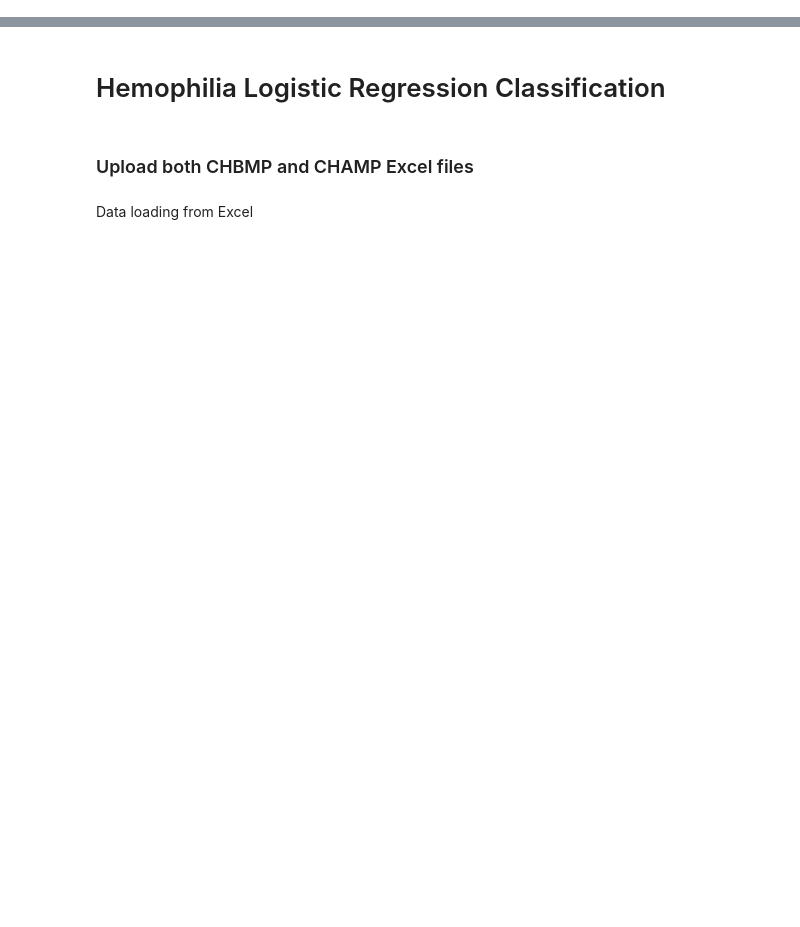
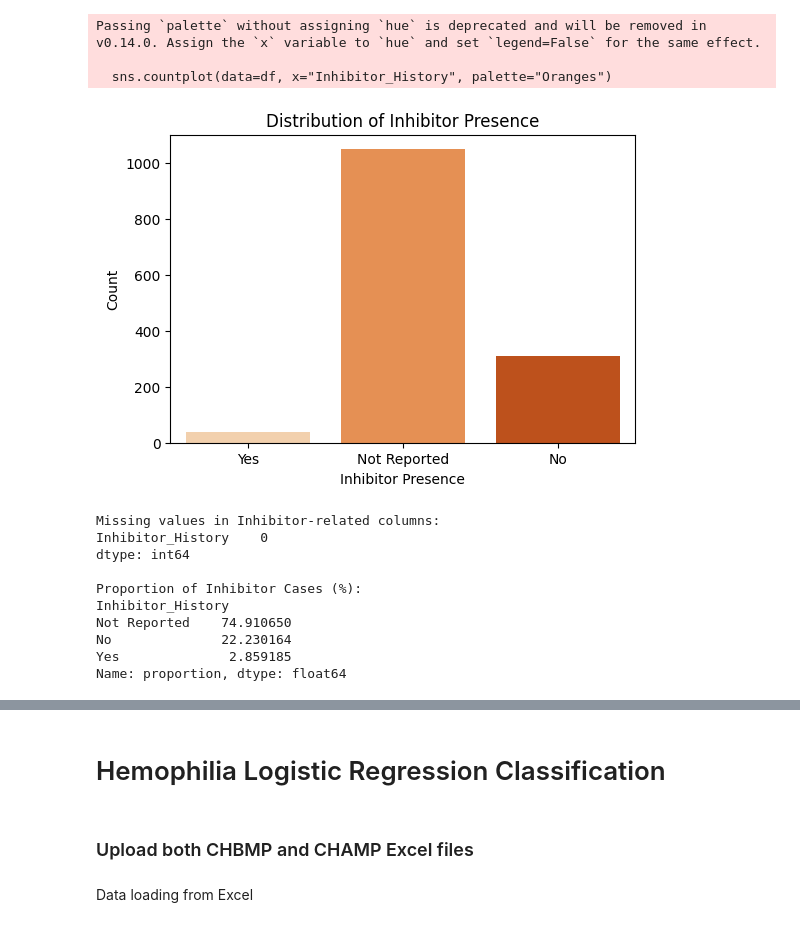
Before and after one commit to kathisw/hemophilia, a Jupyter notebook: Hemophilia_Logistic_Regression_ipynb.ipynb, the cells around one changed output, grey strips where cells are left out. Cells and saved outputs as stored; diff of their text form; code cells hidden in the pictures; blank space fills up the shorter version.

```diff
--- a/Hemophilia_Logistic_Regression_ipynb.ipynb
+++ b/Hemophilia_Logistic_Regression_ipynb.ipynb
@@ -2,0 +47,2 @@
+# %%
+df["Severity"] = df.apply(classify_severity, axis=1) # Change df_chbmp to df
@@ -2,0 +83,18 @@
+# %%
+print("Unique values in Inhibitor History Column:\n", df["History of Inhibitor"].unique())
+
+
+print("\nMissing values in Inhibitor History Column:", df["History of Inhibitor"].isnull().sum())
+
+
+df = df.dropna(subset=["History of Inhibitor"])
+
+
+print("\nInhibitor Presence Distribution:")
+print(df["History of Inhibitor"].value_counts())
+
+
+df["Inhibitor_History"] = df["History of Inhibitor"].apply(lambda x:
+                                                            "Yes" if x.strip().lower() == "yes" else
+                                                            "No" if x.strip().lower() == "no" else
+                                                            "Not Reported")
@@ -2,0 +116,36 @@
+# %%
+import pandas as pd
+import numpy as np
+from google.colab import files
+import matplotlib.pyplot as plt
+import seaborn as sns
+plt.figure(figsize=(6,4))
+sns.countplot(data=df, x="Inhibitor_History", palette="Oranges")
+plt.title("Distribution of Inhibitor Presence")
+plt.xlabel("Inhibitor Presence")
+plt.ylabel("Count")
+plt.show()
+
+
+print("\nMissing values in Inhibitor-related columns:")
+print(df[["Inhibitor_History"]].isnull().sum())
+
+
+inhibitor_counts = df["Inhibitor_History"].value_counts(normalize=True) * 100
+print("\nProportion of Inhibitor Cases (%):")
+print(inhibitor_counts)
+# %% [output]
+Passing `palette` without assigning `hue` is deprecated and will be removed in v0.14.0. Assign the `x` variable to `hue` and set `legend=False` for the same effect.
+
+  sns.countplot(data=df, x="Inhibitor_History", palette="Oranges")
+[figure, added]
+Missing values in Inhibitor-related columns:
+Inhibitor_History    0
+dtype: int64
+
+Proportion of Inhibitor Cases (%):
+Inhibitor_History
+Not Reported    74.910650
+No              22.230164
+Yes              2.859185
+Name: proportion, dtype: float64
```
Also changed, not shown: parts of 31 cells of this notebook.
